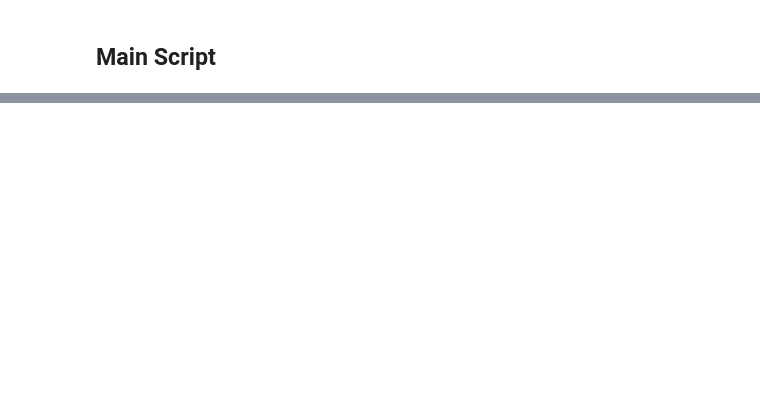
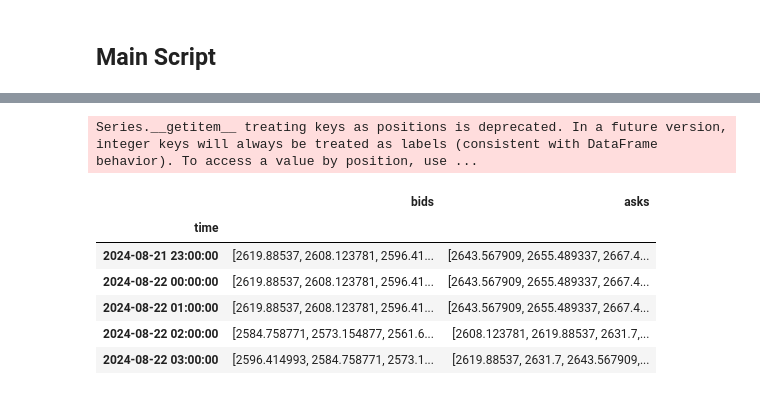
Before and after one commit to RedactedLabsGit/backtester-RL, a Jupyter notebook: scratchpad.ipynb, the cells around one changed output, grey strips where cells are left out. Saved outputs shown, nothing was run; the diff lists cells and outputs as text; code cells hidden in the pictures; blank space fills up the shorter version.

Commit message:
feat(analyze): add position visualiser + rearrange core

```diff
--- a/scratchpad.ipynb
+++ b/scratchpad.ipynb
@@ -45,19 +54,19 @@ ts = load_csv('data/ETHUSDC-1s-2024-08-clean.csv')
 # %%
-window = 3600*12
-quote = 75000
-base = 0
-vol_mult = 1
+window = 3600 * 12
+quote = 37500 # USDC
+base = 37500 # also in USDC, will be swapped to base at day 0
+vol_mult = 1.645
 n_points = 10
 step_size = 1
-days = 3
+days = 10
 
-order_book = OrderBook()
-transactions, res, order_book = kandel_simulator(ts = ts[-days*24*3600:],
-            quote = quote,
-            base = base,
-            vol_mult=vol_mult,
-            n_points= n_points,
-            step_size=step_size,
-            order_book= order_book,
-            window= window)
-res.to_pandas().to_csv('results/simul_results.csv')
+transactions, res, order_book_history = kandel_simulator(
+    ts=ts[-(days + 1) * 24 * 3600 :],
+    quote=quote,
+    base=base,
+    vol_mult=vol_mult,
+    n_points=n_points,
+    step_size=step_size,
+    window=window,
+)
+res.to_pandas().to_csv("results/simul_results.csv")
@@ -63,0 +137,6 @@ res.to_pandas().to_csv('results/simul_results.csv')
+# %%
+res["mtm_eth"] = res["mtm"] / res["price"]
+res["base_returns"] = res["mtm_eth"] / ((quote + base) / res["price"][window]) -1
+res["quote_returns"] = res["mtm"] / (quote + base)-1
+# %% [output]
+Series.__getitem__ treating keys as positions is deprecated. In a future version, integer keys will always be treated as labels (consistent with DataFrame behavior). To access a value by position, use ...
@@ -63,0 +227,14 @@ res.to_pandas().to_csv('results/simul_results.csv')
+# %%
+order_book_history_df = pd.DataFrame.from_records([ob.to_dict()  for ob in order_book_history])
+order_book_history_df.index = res[window-1:].index
+order_book_history_1h = order_book_history_df.resample("1h").last()
+# %%
+order_book_history_1h.head()
+# %% [output]
+|  | bids | asks |
+| time |  |  |
+| 2024-08-21 23:00:00 | [2619.88537, 2608.123781, 2596.41... | [2643.567909, 2655.489337, 2667.4... |
+| 2024-08-22 00:00:00 | [2619.88537, 2608.123781, 2596.41... | [2643.567909, 2655.489337, 2667.4... |
+| 2024-08-22 01:00:00 | [2619.88537, 2608.123781, 2596.41... | [2643.567909, 2655.489337, 2667.4... |
+| 2024-08-22 02:00:00 | [2584.758771, 2573.154877, 2561.6... | [2608.123781, 2619.88537, 2631.7,... |
+| 2024-08-22 03:00:00 | [2596.414993, 2584.758771, 2573.1... | [2619.88537, 2631.7, 2643.567909,... |
```
Also changed, not shown: parts of 13 cells of this notebook, 5 other files.
